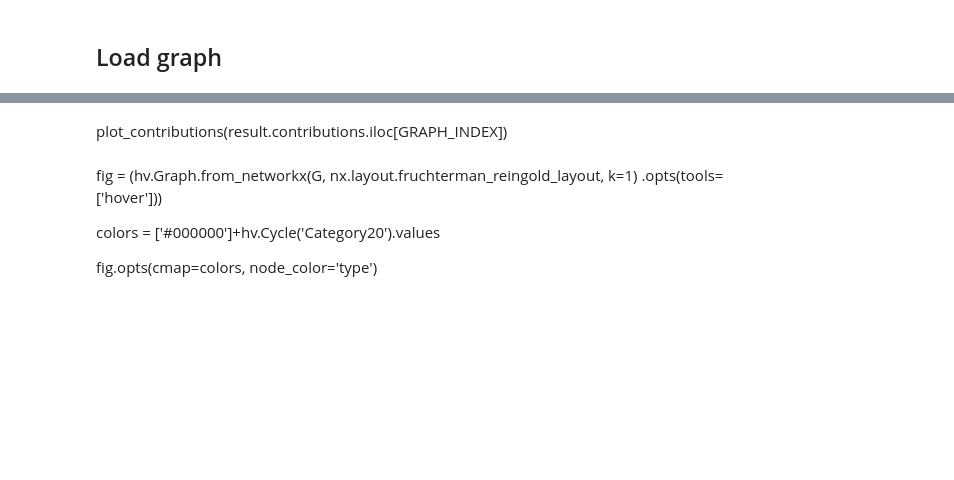
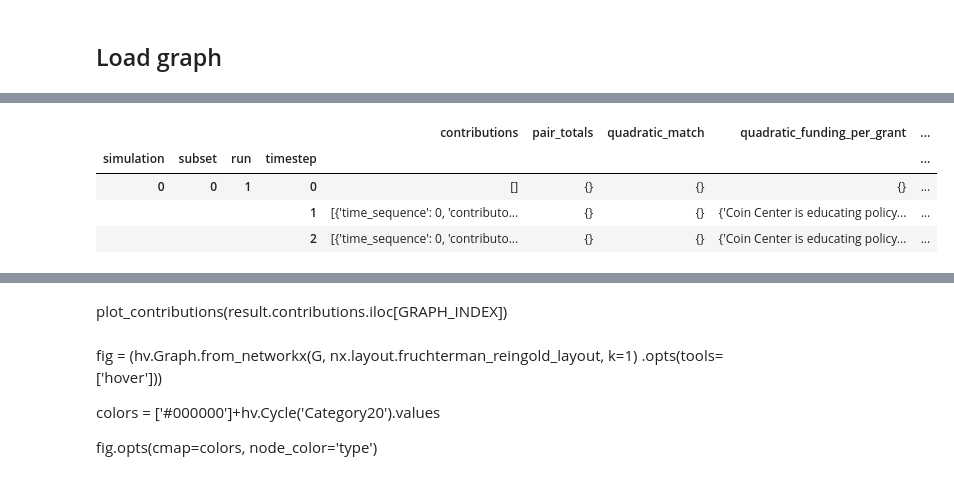
Before and after one commit to gitcoinco/gitcoin_cadcad_model, a Jupyter notebook: optimality_gap.ipynb, the cells around one changed output, grey strips where cells are left out. Drawn from its saved outputs; the diff is of its cells as text; code cells hidden in the pictures; blank space fills up the shorter version.

```diff
--- a/optimality_gap.ipynb
+++ b/optimality_gap.ipynb
@@ -57,0 +61,8 @@ time: 819 ms (started: 2021-01-20 16:59:02 -03:00)
+# %%
+result.head(3)
+# %% [output]
+|  |  |  |  | contributions | pair_totals | quadratic_match | quadratic_funding_per_grant | ... |
+| simulation | subset | run | timestep |  |  |  |  | ... |
+| 0 | 0 | 1 | 0 | [] | {} | {} | {} | ... |
+|  |  |  | 1 | [{'time_sequence': 0, 'contributo... | {} | {} | {'Coin Center is educating policy... | ... |
+|  |  |  | 2 | [{'time_sequence': 0, 'contributo... | {} | {} | {'Coin Center is educating policy... | ... |
```
Also changed, not shown: parts of 15 cells of this notebook, 3 other files.
